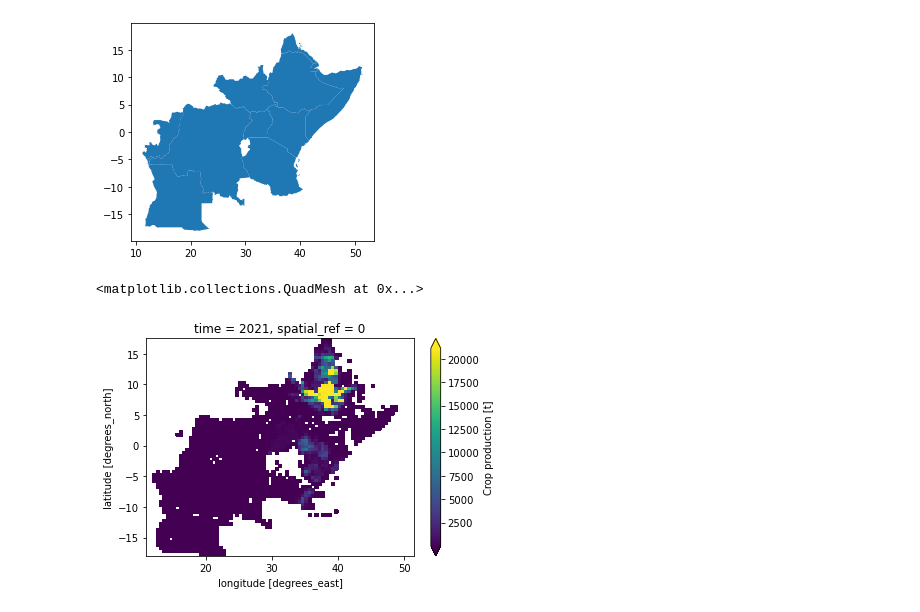
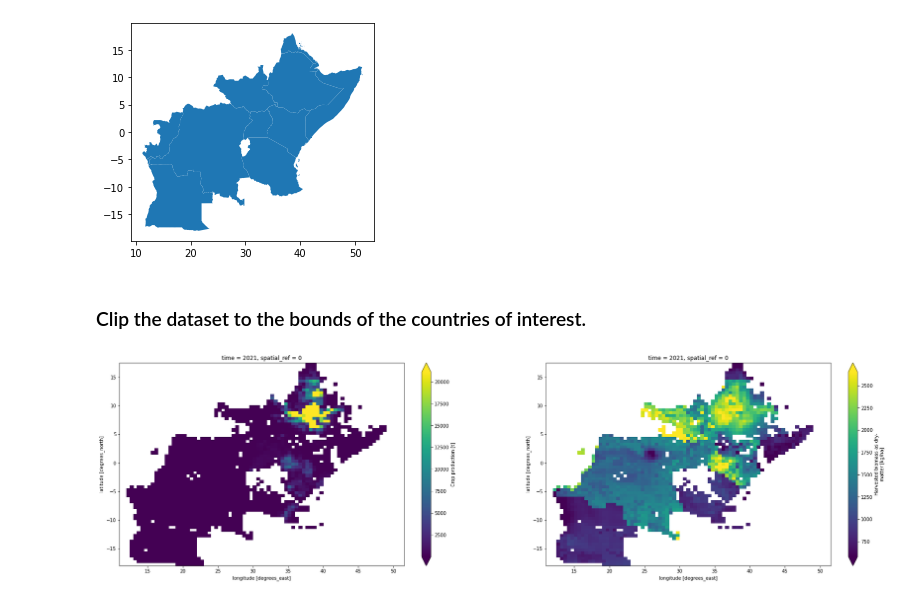
Before and after one commit to WorldModelers/insight-patterns, a Jupyter notebook: regrid/regrid-reference-cell-size-interpolate.ipynb, the cells around one changed output. Cells and saved outputs as stored; diff of their text form; code cells hidden in the pictures.

```diff
--- a/regrid/regrid-reference-cell-size-interpolate.ipynb
+++ b/regrid/regrid-reference-cell-size-interpolate.ipynb
@@ -43,10 +74,15 @@ countries_shp.plot()
 # %% [output]
 <AxesSubplot:>
 [figure]
+# %% [markdown]
+### Clip the dataset to the bounds of the countries of interest.
 # %%
 ds_c = ds.rio.clip(countries_shp.geometry)
 # %%
-ds_c.isel(crop=0, time=0)['production'].plot(robust=True)
+fig, axes = plt.subplots(ncols=2, figsize=(30, 8))
+
+ds_c.isel(crop=0, time=0)['production'].plot(ax=axes[0], robust=True)
+ds_c.isel(crop=0, time=0)['harvest'].plot(ax=axes[1],robust=True)
+print()
 # %% [output]
-<matplotlib.collections.QuadMesh at 0x...>
-[figure, old version]
+[figure, new version]
```
Also changed, not shown: parts of 9 cells of this notebook, 1 other file.
